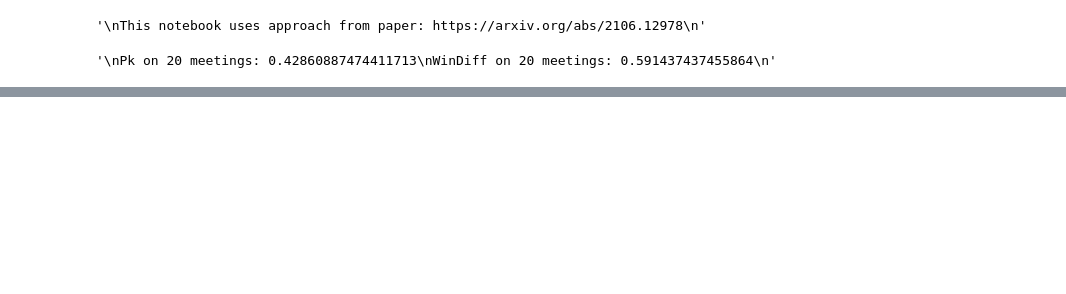
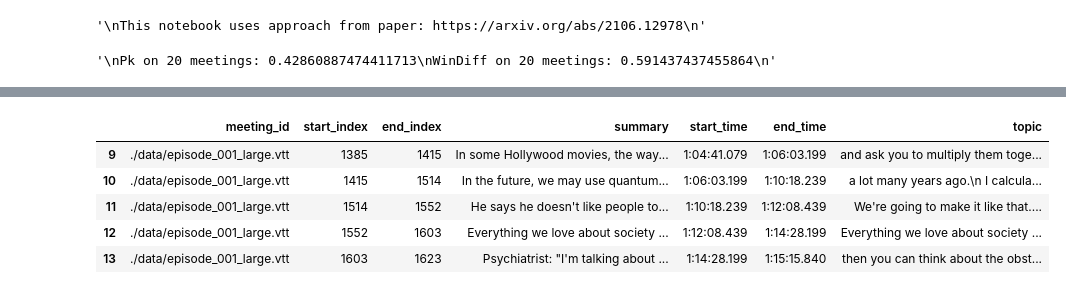
Before and after one commit to BMukhtar/TopicSegmentationTest, a Jupyter notebook: PaperApproach.ipynb, the cells around one changed output, grey strips where cells are left out. Drawn from its saved outputs; the diff is of its cells as text; code cells hidden in the pictures; blank space fills up the shorter version.

```diff
--- a/PaperApproach.ipynb
+++ b/PaperApproach.ipynb
@@ -840,2 +837,11 @@ topics_df.head()
 # %%
 topics_df.to_csv('./output_topics.csv')
+# %%
+topics_df.tail()
+# %% [output]
+|  | meeting_id | start_index | end_index | summary | start_time | end_time | topic |
+| 9 | ./data/episode_001_large.vtt | 1385 | 1415 | In some Hollywood movies, the way... | 1:04:41.079 | 1:06:03.199 | and ask you to multiply them toge... |
+| 10 | ./data/episode_001_large.vtt | 1415 | 1514 | In the future, we may use quantum... | 1:06:03.199 | 1:10:18.239 | a lot many years ago.\n I calcula... |
+| 11 | ./data/episode_001_large.vtt | 1514 | 1552 | He says he doesn't like people to... | 1:10:18.239 | 1:12:08.439 | We're going to make it like that.... |
+| 12 | ./data/episode_001_large.vtt | 1552 | 1603 | Everything we love about society ... | 1:12:08.439 | 1:14:28.199 | Everything we love about society ... |
+| 13 | ./data/episode_001_large.vtt | 1603 | 1623 | Psychiatrist: "I'm talking about ... | 1:14:28.199 | 1:15:15.840 | then you can think about the obst... |
```
Also changed, not shown: parts of 5 cells of this notebook, 4 other files.
